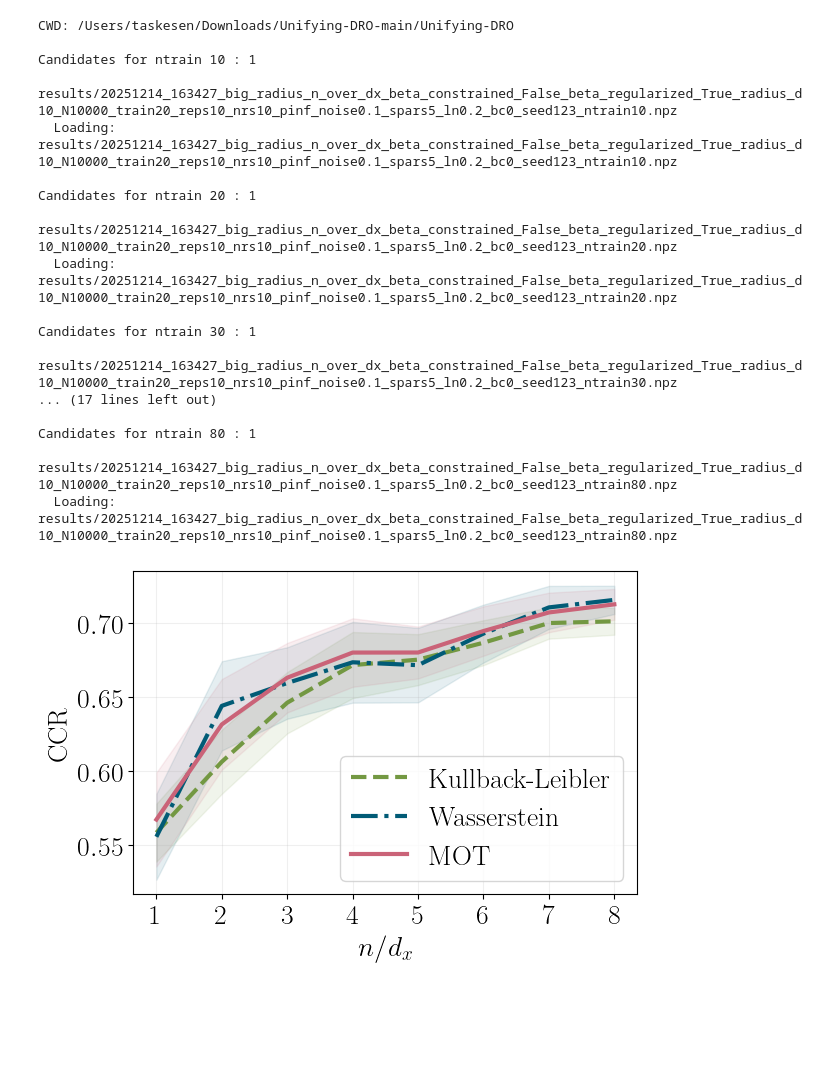
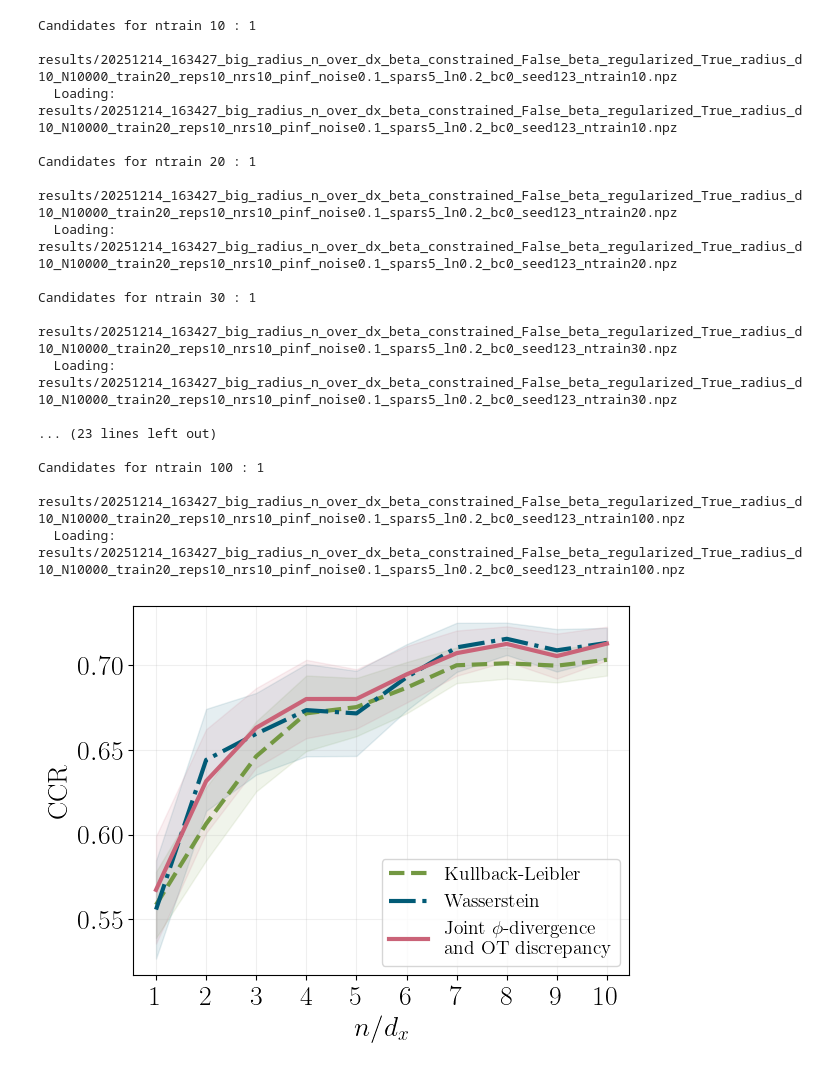
Before and after one commit to BaharTaskesen/Unifying-DRO, a Jupyter notebook: analyse_results.ipynb, the cells around one changed output. Saved outputs shown, nothing was run; the diff lists cells and outputs as text; code cells hidden in the pictures; blank space fills up the shorter version.

```diff
--- a/analyse_results.ipynb
+++ b/analyse_results.ipynb
@@ -48,10 +48,10 @@ replications = 10
 base_seed = 123
 beta_constrained = False
 
-n_train_all = [d, 2*d, 3*d, 4*d, 5*d, 6*d, 7*d, 8*d]#, 9*d, 10*d]  # adjust if you want
+n_train_all = [d, 2*d, 3*d, 4*d, 5*d, 6*d, 7*d, 8*d, 9*d, 10*d]  # adjust if you want
 
 results_dir = "results"
-print("CWD:", os.getcwd())
+# print("CWD:", os.getcwd())
 
 best_kl, best_wass, best_mot = [], [], []
 mot_color = '#CA6378'
@@ -90,43 +90,43 @@ def plot_curve(ax, x, y, color, label, linestyle='solid', lw=3):
     mean_ = np.mean(y, axis=1)
     err_ = np.std(y, axis=1) * 0.5
     ax.plot(x, mean_, color=color, linestyle=linestyle, linewidth=lw, label=label)
     ax.fill_between(x, mean_ - err_, mean_ + err_, alpha=0.1, color=color)
 
-fig, ax = plt.subplots(1, 1, figsize=(6.5, 4.2))
+fig, ax = plt.subplots(1, 1)
 plot_curve(ax, n_ds, best_kl, color=kl_color, linestyle='dashed', label="Kullback-Leibler")
 plot_curve(ax, n_ds, best_wass, color=wass_color, linestyle='-.', label="Wasserstein")
-plot_curve(ax, n_ds, best_mot, color=mot_color, label="MOT")
+plot_curve(ax, n_ds, best_mot, color=mot_color, label="Joint $\phi$-divergence\n and OT discrepancy")
 
 ax.set_xlabel(r"$n/d_x$")
 ax.set_ylabel("CCR")
 ax.set_xticks(list(n_ds))
 ax.grid(True, which="both", alpha=0.2)
-ax.legend()
+ax.legend(fontsize=14)
 plt.show()
 os.makedirs("figures", exist_ok=True)
 out_pdf = os.path.join("figures", "ccr_test_n_over_dx_from_ntrain_files.pdf")
 fig.savefig('figure_2c_longer.pdf', bbox_inches="tight")
 plt.close(fig)
 # print("\nSaved figure:", os.path.abspath(out_pdf))
 # %% [output]
-CWD: /Users/taskesen/Downloads/Unifying-DRO-main/Unifying-DRO
-
 Candidates for ntrain 10 : 1
    results/20251214_163427_big_radius_n_over_dx_beta_constrained_False_beta_regularized_True_radius_d10_N10000_train20_reps10_nrs10_pinf_noise0.1_spars5_ln0.2_bc0_seed123_ntrain10.npz
   Loading: results/20251214_163427_big_radius_n_over_dx_beta_constrained_False_beta_regularized_True_radius_d10_N10000_train20_reps10_nrs10_pinf_noise0.1_spars5_ln0.2_bc0_seed123_ntrain10.npz
 
 Candidates for ntrain 20 : 1
    results/20251214_163427_big_radius_n_over_dx_beta_constrained_False_beta_regularized_True_radius_d10_N10000_train20_reps10_nrs10_pinf_noise0.1_spars5_ln0.2_bc0_seed123_ntrain20.npz
   Loading: results/20251214_163427_big_radius_n_over_dx_beta_constrained_False_beta_regularized_True_radius_d10_N10000_train20_reps10_nrs10_pinf_noise0.1_spars5_ln0.2_bc0_seed123_ntrain20.npz
 
 Candidates for ntrain 30 : 1
    results/20251214_163427_big_radius_n_over_dx_beta_constrained_False_beta_regularized_True_radius_d10_N10000_train20_reps10_nrs10_pinf_noise0.1_spars5_ln0.2_bc0_seed123_ntrain30.npz
-... (17 lines left out)
+  Loading: results/20251214_163427_big_radius_n_over_dx_beta_constrained_False_beta_regularized_True_radius_d10_N10000_train20_reps10_nrs10_pinf_noise0.1_spars5_ln0.2_bc0_seed123_ntrain30.npz
 
-Candidates for ntrain 80 : 1
-   results/20251214_163427_big_radius_n_over_dx_beta_constrained_False_beta_regularized_True_radius_d10_N10000_train20_reps10_nrs10_pinf_noise0.1_spars5_ln0.2_bc0_seed123_ntrain80.npz
-  Loading: results/20251214_163427_big_radius_n_over_dx_beta_constrained_False_beta_regularized_True_radius_d10_N10000_train20_reps10_nrs10_pinf_noise0.1_spars5_ln0.2_bc0_seed123_ntrain80.npz
+... (23 lines left out)
+
+Candidates for ntrain 100 : 1
+   results/20251214_163427_big_radius_n_over_dx_beta_constrained_False_beta_regularized_True_radius_d10_N10000_train20_reps10_nrs10_pinf_noise0.1_spars5_ln0.2_bc0_seed123_ntrain100.npz
+  Loading: results/20251214_163427_big_radius_n_over_dx_beta_constrained_False_beta_regularized_True_radius_d10_N10000_train20_reps10_nrs10_pinf_noise0.1_spars5_ln0.2_bc0_seed123_ntrain100.npz
-[figure, old version]
+[figure, new version]
 # %%
 """
 NO NOISE SETTING
```
Also changed, not shown: parts of 2 cells of this notebook, 8 other files.
